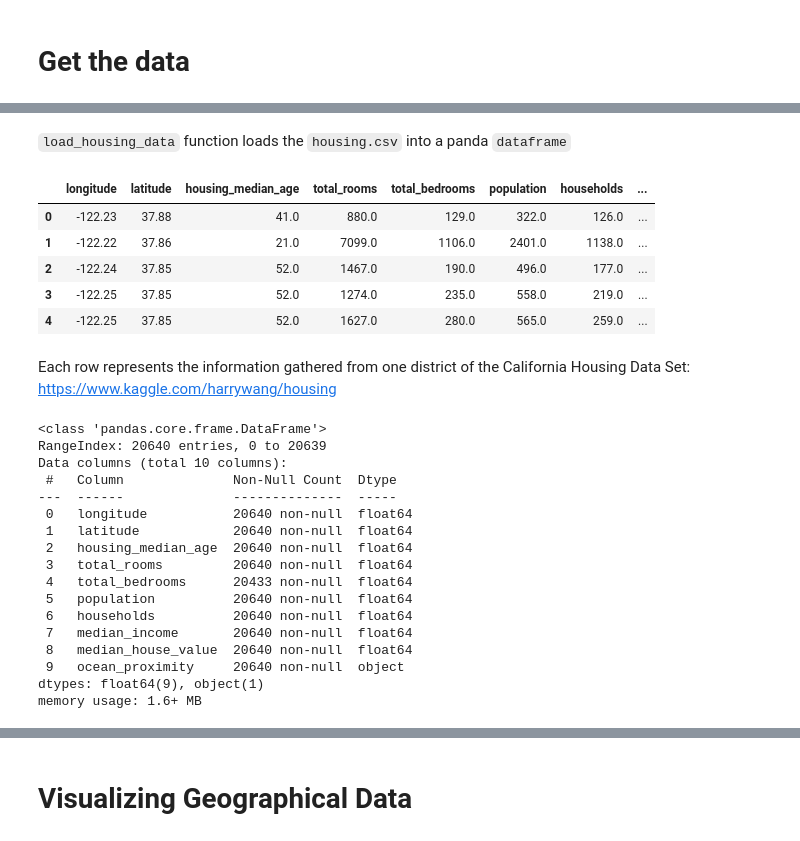
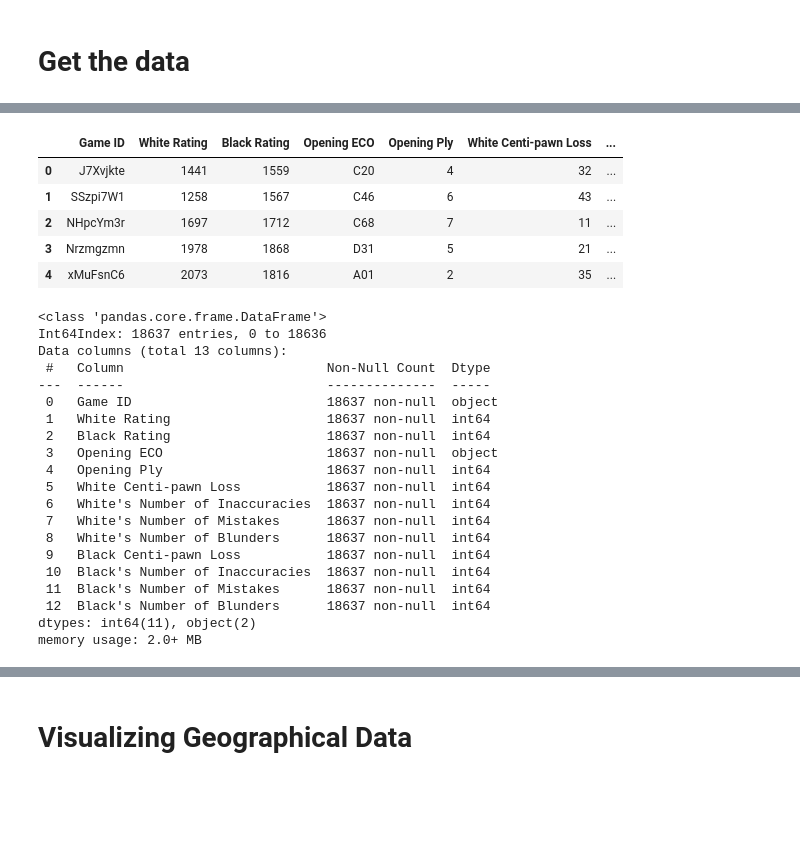
Before and after one commit to harrisuddin/F20DL, a Jupyter notebook: F20DL.ipynb, the cells around one changed output, grey strips where cells are left out. Cells and saved outputs as stored; diff of their text form; code cells hidden in the pictures; blank space fills up the shorter version.

```diff
--- a/F20DL.ipynb
+++ b/F20DL.ipynb
@@ -46,2 +32,0 @@ fetch_housing_data()
-# %% [markdown]
-`load_housing_data` function loads the `housing.csv` into a panda `dataframe`
@@ -52,13 +32,0 @@ def load_housing_data(housing_path=HOUSING_PATH):
-# %%
-housing = load_housing_data() # "housing" is a pandas DataFrame object containing all the data
-housing.head() # Display the top five rows of the DataFrame
-#Q1 How many attributes in the data set? Desribe the attributes .
-# %% [output]
-|  | longitude | latitude | housing_median_age | total_rooms | total_bedrooms | population | households | ... |
-| 0 | -122.23 | 37.88 | 41.0 | 880.0 | 129.0 | 322.0 | 126.0 | ... |
-| 1 | -122.22 | 37.86 | 21.0 | 7099.0 | 1106.0 | 2401.0 | 1138.0 | ... |
-| 2 | -122.24 | 37.85 | 52.0 | 1467.0 | 190.0 | 496.0 | 177.0 | ... |
-| 3 | -122.25 | 37.85 | 52.0 | 1274.0 | 235.0 | 558.0 | 219.0 | ... |
-| 4 | -122.25 | 37.85 | 52.0 | 1627.0 | 280.0 | 565.0 | 259.0 | ... |
-# %% [markdown]
-Each row represents the information gathered from one district of the California Housing Data Set:  https://www.kaggle.com/harrywang/housing
@@ -65,22 +43,35 @@ Each row represents the information gathered from one district of the California
+# %%
+chess_data = load_chess_data()
+chess_data.head()
+# %% [output]
+|  | Game ID | White Rating | Black Rating | Opening ECO | Opening Ply | White Centi-pawn Loss | ... |
+| 0 | J7Xvjkte | 1441 | 1559 | C20 | 4 | 32 | ... |
+| 1 | SSzpi7W1 | 1258 | 1567 | C46 | 6 | 43 | ... |
+| 2 | NHpcYm3r | 1697 | 1712 | C68 | 7 | 11 | ... |
+| 3 | Nrzmgzmn | 1978 | 1868 | D31 | 5 | 21 | ... |
+| 4 | xMuFsnC6 | 2073 | 1816 | A01 | 2 | 35 | ... |
 # %%
 #This method prints information about a DataFrame including the dtype and columns, non-null values and memory usage.
-housing.info()
+chess_data.info()
 #Q2 Can you tell if there are any missing values? If yes, which attributes contain missing values ?
 # %% [output]
 <class 'pandas.core.frame.DataFrame'>
-RangeIndex: 20640 entries, 0 to 20639
-Data columns (total 10 columns):
- #   Column              Non-Null Count  Dtype
----  ------              --------------  -----
- 0   longitude           20640 non-null  float64
- 1   latitude            20640 non-null  float64
- 2   housing_median_age  20640 non-null  float64
- 3   total_rooms         20640 non-null  float64
- 4   total_bedrooms      20433 non-null  float64
- 5   population          20640 non-null  float64
- 6   households          20640 non-null  float64
- 7   median_income       20640 non-null  float64
- 8   median_house_value  20640 non-null  float64
- 9   ocean_proximity     20640 non-null  object
-dtypes: float64(9), object(1)
-memory usage: 1.6+ MB
+Int64Index: 18637 entries, 0 to 18636
+Data columns (total 13 columns):
+ #   Column                          Non-Null Count  Dtype
+---  ------                          --------------  -----
+ 0   Game ID                         18637 non-null  object
+ 1   White Rating                    18637 non-null  int64
+ 2   Black Rating                    18637 non-null  int64
+ 3   Opening ECO                     18637 non-null  object
+ 4   Opening Ply                     18637 non-null  int64
+ 5   White Centi-pawn Loss           18637 non-null  int64
+ 6   White's Number of Inaccuracies  18637 non-null  int64
+ 7   White's Number of Mistakes      18637 non-null  int64
+ 8   White's Number of Blunders      18637 non-null  int64
+ 9   Black Centi-pawn Loss           18637 non-null  int64
+ 10  Black's Number of Inaccuracies  18637 non-null  int64
+ 11  Black's Number of Mistakes      18637 non-null  int64
+ 12  Black's Number of Blunders      18637 non-null  int64
+dtypes: int64(11), object(2)
+memory usage: 2.0+ MB
```
Also changed, not shown: parts of 12 cells of this notebook.
